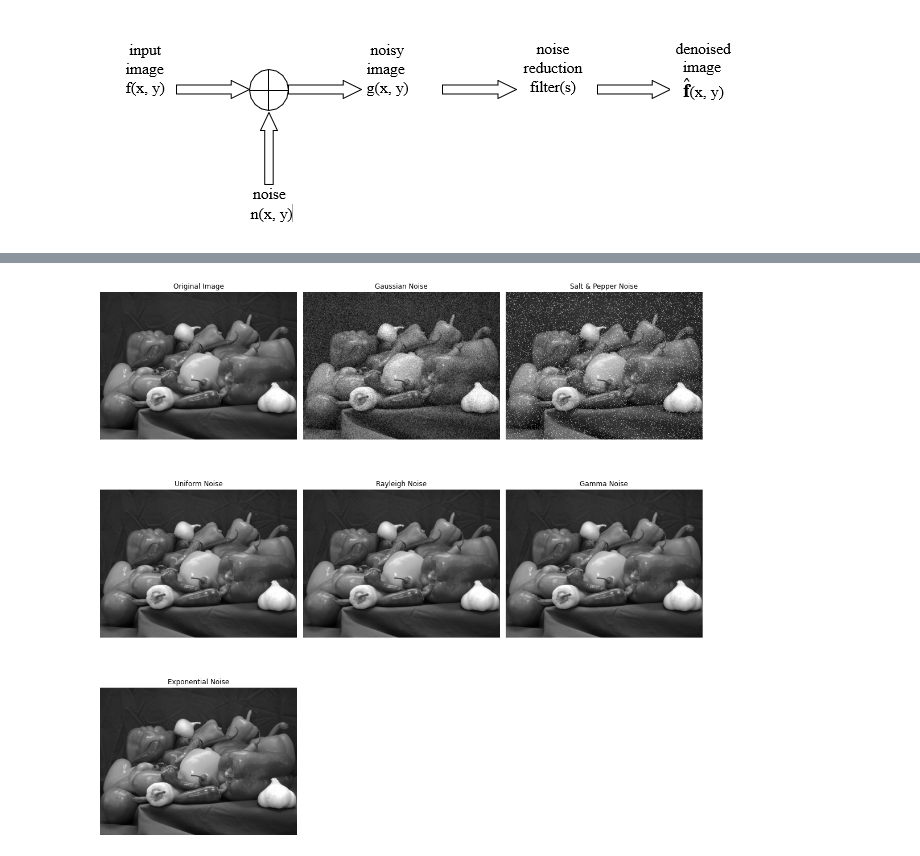
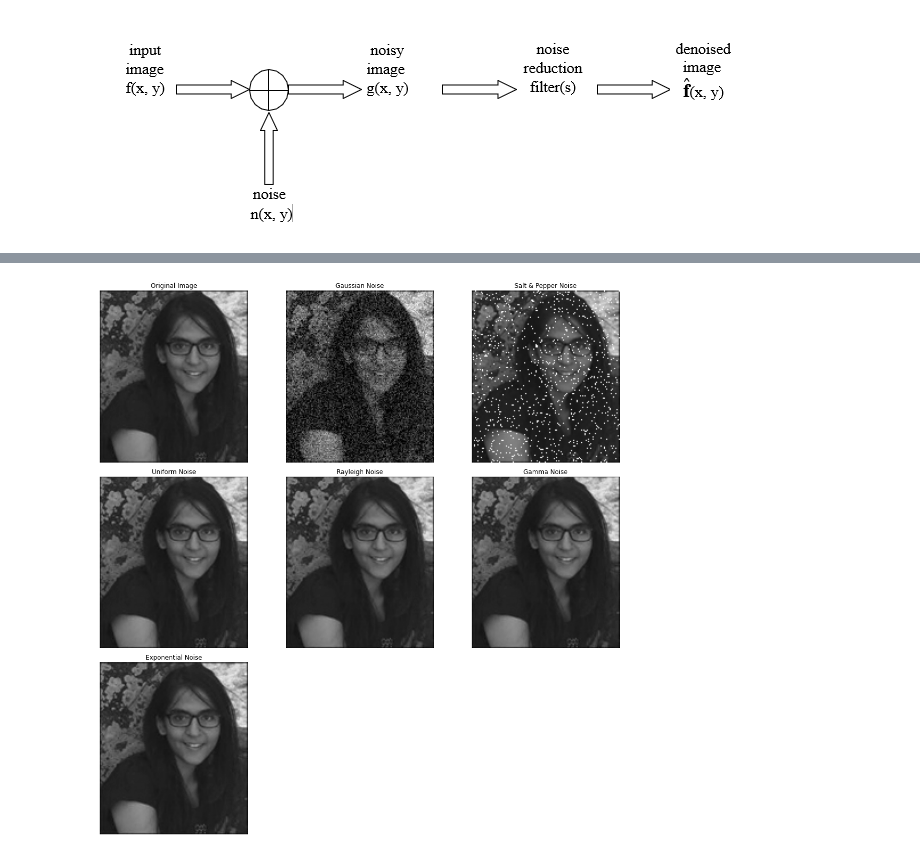
Before and after one commit to odadaj/image_processing_class, a Jupyter notebook: Chapter 6.ipynb, the cells around one changed output, grey strips where cells are left out. Saved outputs shown, nothing was run; the diff lists cells and outputs as text; code cells hidden in the pictures.

```diff
--- a/Chapter 6.ipynb
+++ b/Chapter 6.ipynb
@@ -89,38 +87,32 @@ In contrast, spatially dependent noise is influenced by the image content and va
 # %%
-import numpy as np
-import matplotlib.pyplot as plt
-from skimage import data, img_as_float
 from skimage.util import random_noise
 
-# Load an example image
-image = veg_img
-
 # Add Gaussian noise
-gaussian_noisy_image = random_noise(veg_img, mode='gaussian', mean=0, var=0.01)
+gaussian_noisy_image = random_noise(girl_img, mode='gaussian', mean=0, var=0.01)
 
 # Add Salt and pepper noise
-sp_noisy_image = random_noise(veg_img, mode='salt', amount=0.05)
+sp_noisy_image = random_noise(girl_img, mode='salt', amount=0.05)
 
 # Add Rayleigh noise
 # For Rayleigh noise, we can use `np.random.rayleigh` and then combine with the image
-rayleigh_noise = np.random.rayleigh(scale=0.05, size=veg_img.shape)
-rayleigh_noisy_image = image + rayleigh_noise
+rayleigh_noise = np.random.rayleigh(scale=0.05, size=girl_img.shape)
+rayleigh_noisy_image = girl_img + rayleigh_noise
 
 # Add Gamma noise
 # There is no direct function in skimage, so we'll use numpy
-gamma_noise = np.random.gamma(shape=1.0, scale=0.05, size=veg_img.shape)
-gamma_noisy_image = image + gamma_noise
+gamma_noise = np.random.gamma(shape=1.0, scale=0.05, size=girl_img.shape)
+gamma_noisy_image = girl_img + gamma_noise
 
 # Add Exponential noise
-exp_noise = np.random.exponential(scale=0.05, size=veg_img.shape)
-exp_noisy_image = image + exp_noise
+exp_noise = np.random.exponential(scale=0.05, size=girl_img.shape)
+exp_noisy_image = girl_img + exp_noise
 
 # Add Uniform noise
-uniform_noise = np.random.uniform(low=-0.05, high=0.05, size=image.shape)
-uniform_noisy_image = image + uniform_noise
+uniform_noise = np.random.uniform(low=-0.05, high=0.05, size=girl_img.shape)
+uniform_noisy_image = girl_img + uniform_noise
 
 # Display the original and noisy images
-show_images([veg_img, gaussian_noisy_image, sp_noisy_image, uniform_noisy_image, rayleigh_noisy_image, gamma_noisy_image, exp_noisy_image],
+show_images([girl_img, gaussian_noisy_image, sp_noisy_image, uniform_noisy_image, rayleigh_noisy_image, gamma_noisy_image, exp_noisy_image],
             ['Original Image', 'Gaussian Noise', 'Salt & Pepper Noise', 'Uniform Noise', 'Rayleigh Noise', 'Gamma Noise', 'Exponential Noise' ], images_per_row=3)
 # %% [output]
-[figure, old version]
+[figure, new version]
```
Also changed, not shown: parts of 14 cells of this notebook.
